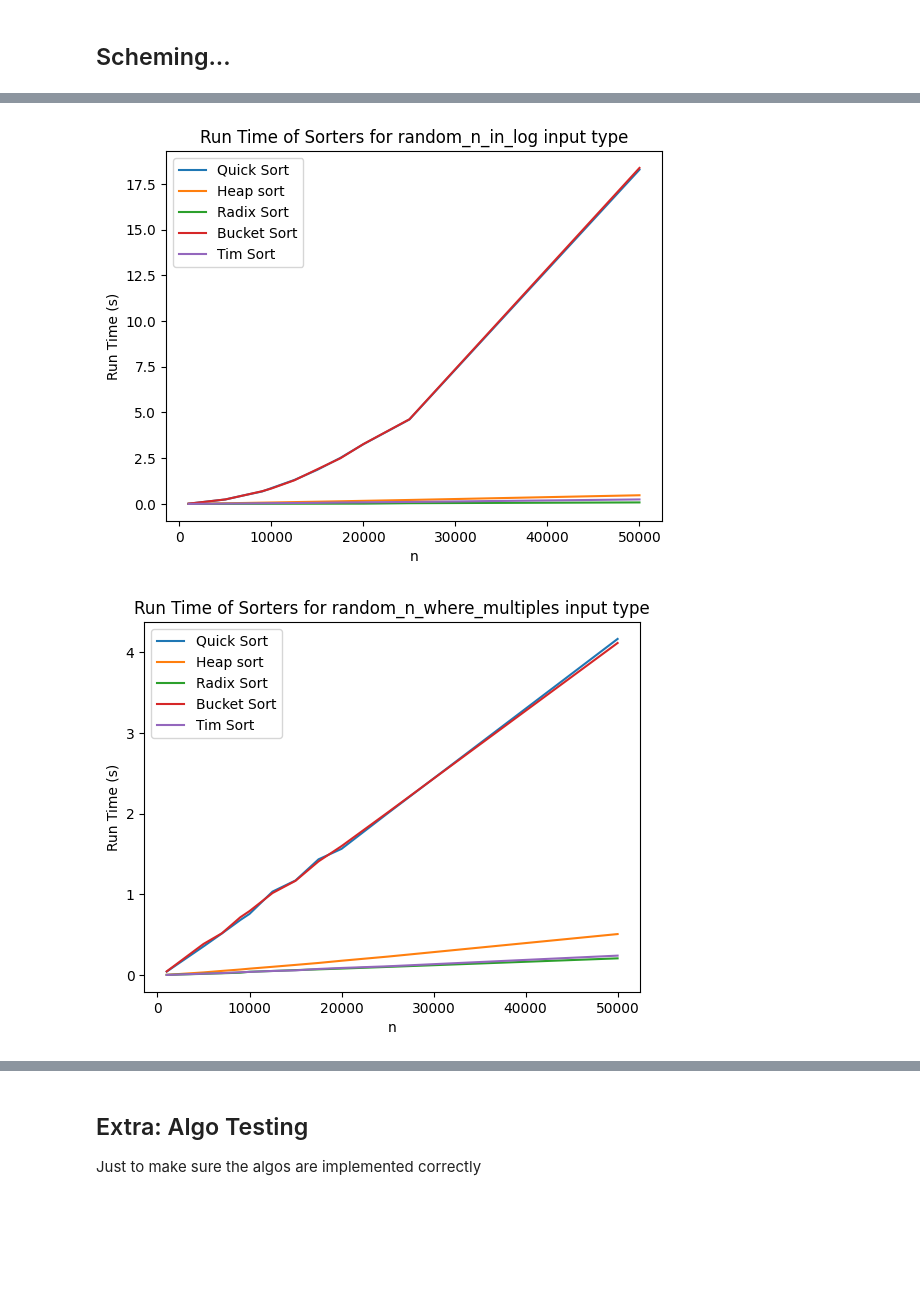
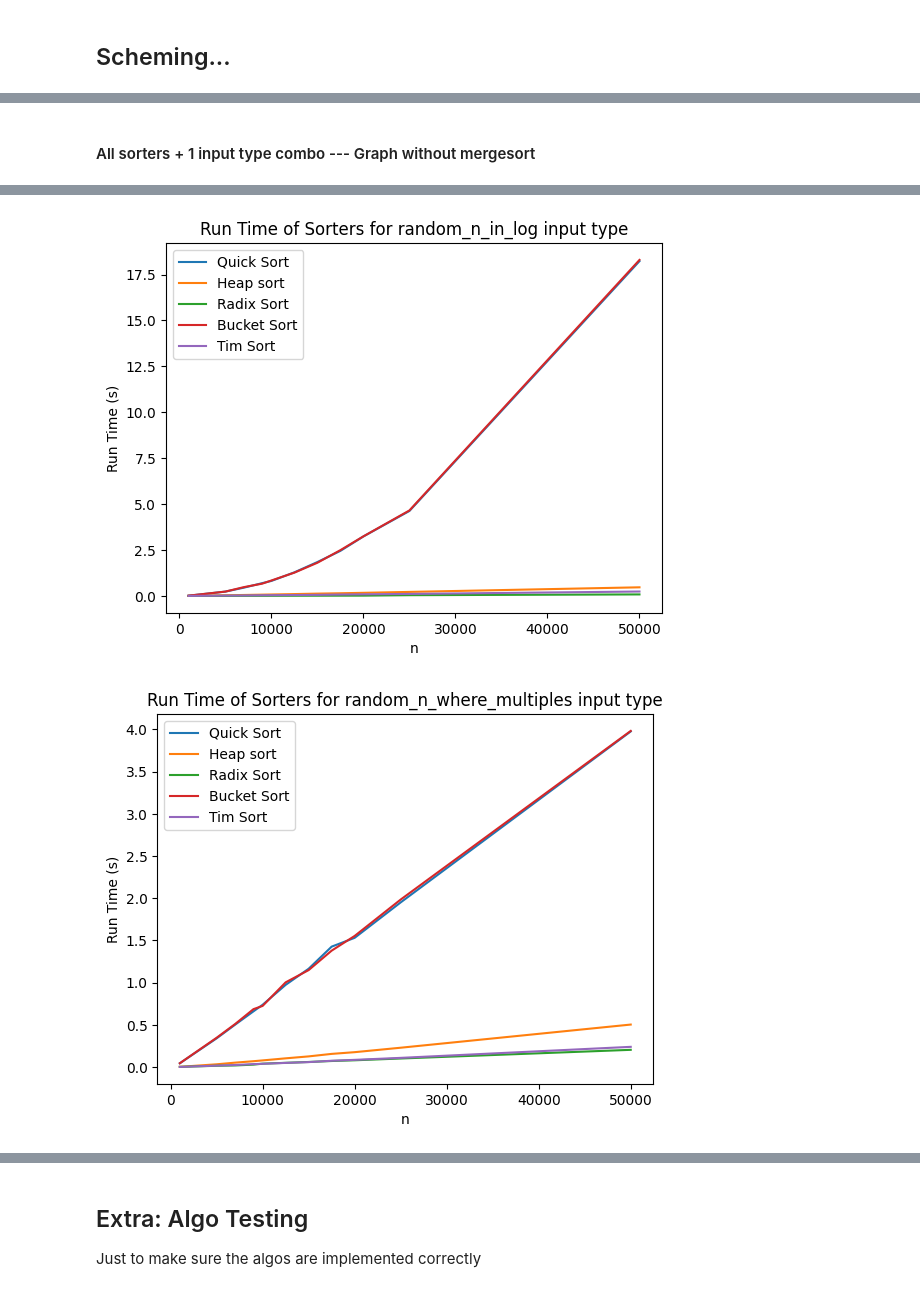
Before and after one commit to ptmdmusique/cs584-684-midterm, a Jupyter notebook: main.ipynb, the cells around one changed output, grey strips where cells are left out. Saved outputs shown, nothing was run; the diff lists cells and outputs as text; code cells hidden in the pictures; blank space fills up the shorter version.

Commit message:
add extractor for all inputs per sorter graph

```diff
--- a/main.ipynb
+++ b/main.ipynb
@@ -434,12 +478,10 @@ def extract_data_for_input_type(run_time_map, input_type, ignore_sorters = []):
 # Plot graph based on the run time map and extract_data_for_input_type
 import matplotlib.pyplot as plt
 
-def plot_graph(run_time_map, input_type, with_k=False, ignore_sorters = []):
-    # Label should use index_to_sort_name
-    x, y, labels = extract_data_for_input_type(run_time_map, input_type, ignore_sorters)
-
+def plot_graph(x, y, labels, input_type):
     for i in range(len(y)):
         plt.plot(x, y[i], label=labels[i])
+
     plt.xlabel("n")
     plt.ylabel("Run Time (s)")
     plt.title("Run Time of Sorters for {} input type".format(input_type))
@@ -452,0 +490,12 @@ def generate_graph_per_sort_type(ignore_sorters = []):
+# %%
+def generate_graph_for_all_sorters(ignore_sorters = []):
+    for i in range(len(run_time_map)):
+        input_type = index_to_input_name(i)
+        x, y, labels = extract_data_for_input_type(run_time_map, input_type, ignore_sorters)
+        plot_graph(x, y, labels, input_type)
+
+def generate_graph_for_all_input_types():
+    for i in range(6):
+        sorter_name = index_to_sort_name(i)
+        x, y, labels = extract_data_for_sorter(run_time_map, sorter_name)
+        plot_graph(x, y, labels, sorter_name)
@@ -456,4 +514,6 @@ generate_graph_per_sort_type()
+# %% [markdown]
+#### All sorters + 1 input type combo --- Graph without mergesort
 # %%
 # Graph without merge sort to see the data without being skewed by merge sort
-generate_graph_per_sort_type([2])
+generate_graph_for_all_sorters([2])
 # %% [output]
@@ -463,2 +523,2 @@ generate_graph_per_sort_type([2])
 [figure]
-[figure, old version]
+[figure, new version]
```
Also changed, not shown: parts of 15 cells of this notebook, 1 other file.
